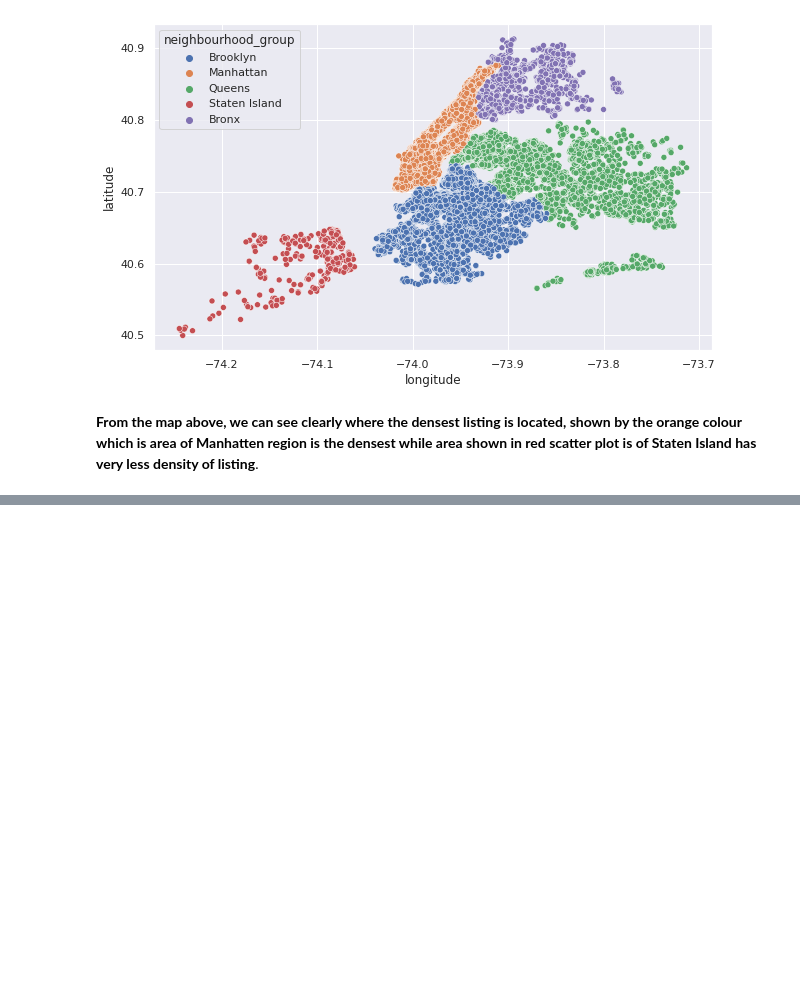
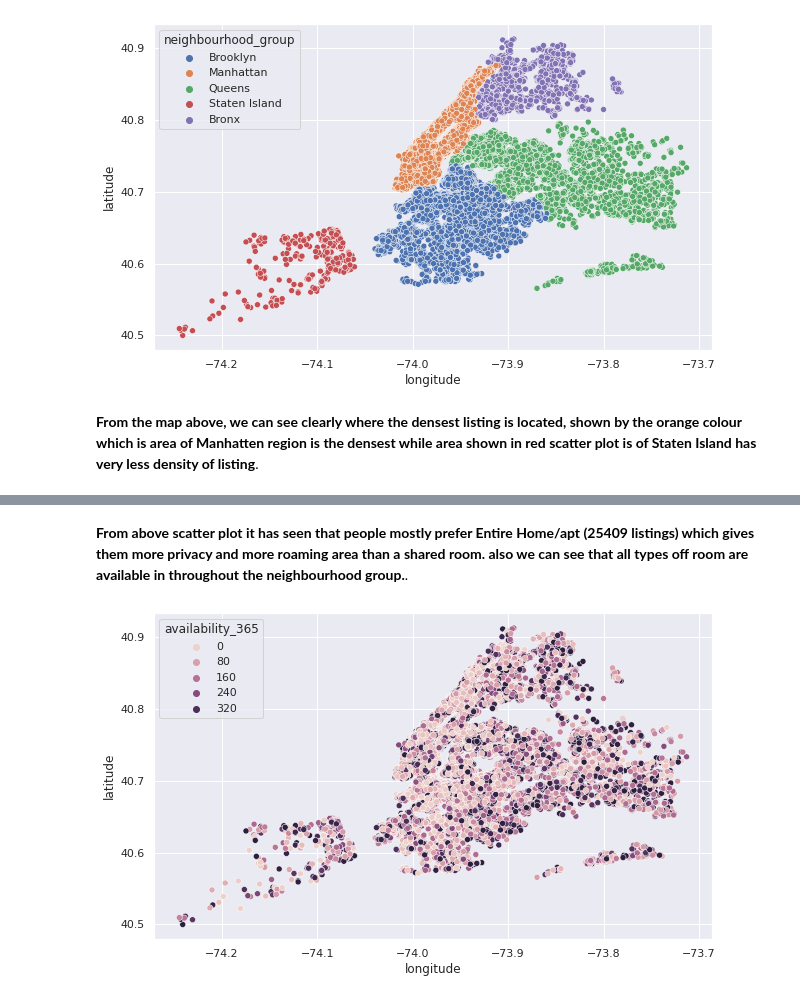
Before and after one commit to Shubhampatil555/Airbnb-booking-data-analysis, a Jupyter notebook: EDA_of_Airbnb_data_analysis_capstone_project.ipynb, the cells around one changed output, grey strips where cells are left out. Cells and saved outputs as stored; diff of their text form; code cells hidden in the pictures; blank space fills up the shorter version.

```diff
--- a/EDA_of_Airbnb_data_analysis_capstone_project.ipynb
+++ b/EDA_of_Airbnb_data_analysis_capstone_project.ipynb
@@ -361,0 +374,9 @@ airbnb.neighbourhood_group.value_counts().to_frame()
+# %% [markdown]
+**From above scatter plot it has seen that people mostly prefer Entire Home/apt (25409 listings) which gives them more privacy and more roaming area than a shared room. also we can see that all types off room are available in throughout the neighbourhood group.**.
+# %%
+# Room availability
+plt.figure(figsize=(10,6))
+sns.scatterplot(airbnb.longitude,airbnb.latitude,hue=airbnb.availability_365)
+plt.ioff()
+# %% [output]
+[figure, added]
```
Also changed, not shown: parts of 10 cells of this notebook.
